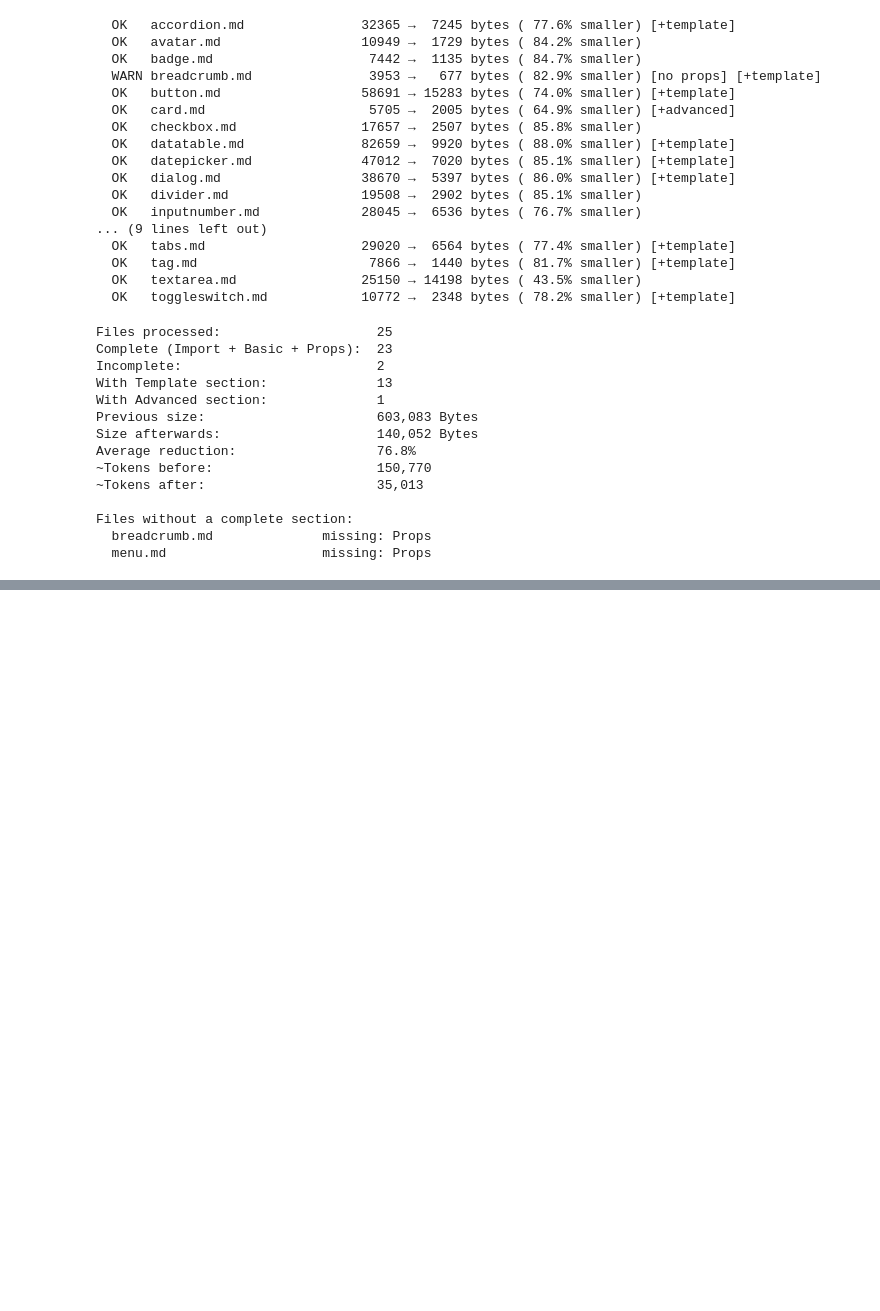
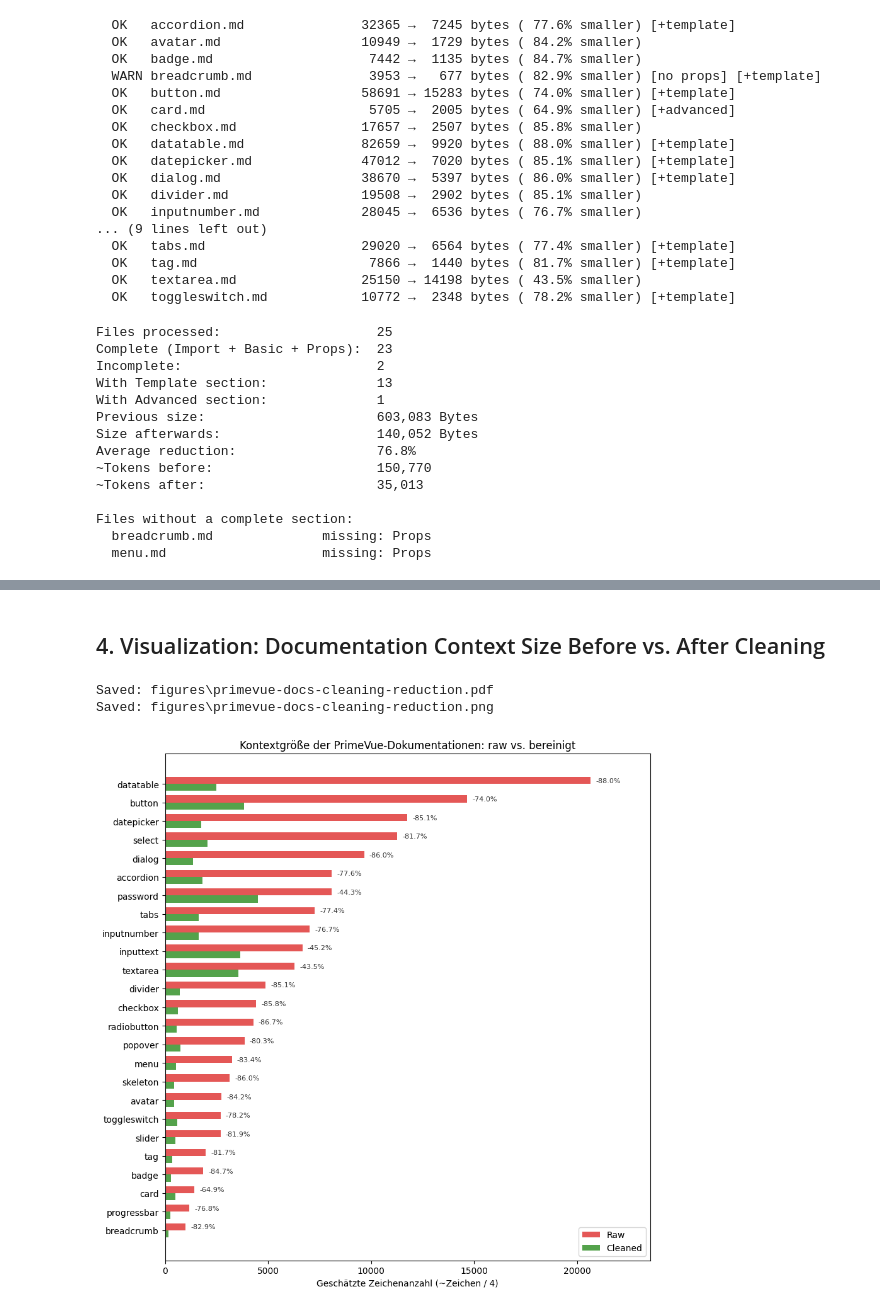
Before and after one commit to chrisnatte/multimodal-design-to-code-transformation, a Jupyter notebook: primvue-component-documentaton-cleaner.ipynb, the cells around one changed output, grey strips where cells are left out. Cells and saved outputs as stored; diff of their text form; code cells hidden in the pictures; blank space fills up the shorter version.

Commit message:
feat: visualize primevue docs cleaning reductions

```diff
--- a/primvue-component-documentaton-cleaner.ipynb
+++ b/primvue-component-documentaton-cleaner.ipynb
@@ -255,0 +292,60 @@ Files without a complete section:
+# %% [markdown]
+## 4. Visualization: Documentation Context Size Before vs. After Cleaning
+# %%
+import matplotlib.pyplot as plt
+
+FIGURES_DIR = Path('figures')
+FIGURES_DIR.mkdir(parents=True, exist_ok=True)
+
+chart_data = sorted(doc_report['files'], key=lambda r: r['tokens_before'])
+components = [r['component'] for r in chart_data]
+tokens_before = [r['tokens_before'] for r in chart_data]
+tokens_after = [r['tokens_after'] for r in chart_data]
+reduction_pct = [r['reduction_percent'] for r in chart_data]
+
+y = range(len(components))
+bar_height = 0.38
+
+fig, ax = plt.subplots(figsize=(9, 9))
+bars_before = ax.barh([i + bar_height / 2 for i in y], tokens_before, height=bar_height, label='Raw', color='#E45756')
+bars_after = ax.barh([i - bar_height / 2 for i in y], tokens_after, height=bar_height, label='Cleaned', color='#54A24B')
+
+# Right-pad the x-axis so the percentage labels have room next to the longer (raw) bars
+ax.set_xlim(0, max(tokens_before) * 1.14)
+
+# Percentage label placed at the end of the raw bar, once per component
+label_x_offset = max(tokens_before) * 0.012
+
+for i, (bar_before, pct) in enumerate(zip(bars_before, reduction_pct)):
+    ax.text(
+        bar_before.get_width() + label_x_offset,
+        bar_before.get_y() + bar_before.get_height() / 2,
+        f'-{pct:.1f}%',
+        va='center',
+        ha='left',
+        fontsize=8,
+        color='#333333',
+    )
+
+ax.set_yticks(list(y))
+ax.set_yticklabels(components)
+ax.set_xlabel('Geschätzte Zeichenanzahl (~Zeichen / 4)')
+ax.set_title('Kontextgröße der PrimeVue-Dokumentationen: raw vs. bereinigt')
+ax.legend(loc='lower right')
+
+plt.tight_layout()
+
+fig_path_pdf = FIGURES_DIR / 'primevue-docs-cleaning-reduction.pdf'
+fig_path_png = FIGURES_DIR / 'primevue-docs-cleaning-reduction.png'
+
+fig.savefig(fig_path_pdf)
+fig.savefig(fig_path_png, dpi=200)
+
+print(f'Saved: {fig_path_pdf}')
+print(f'Saved: {fig_path_png}')
+
+plt.show()
+# %% [output]
+Saved: figures\primevue-docs-cleaning-reduction.pdf
+Saved: figures\primevue-docs-cleaning-reduction.png
+[figure, added]
```
Also changed, not shown: parts of 3 cells of this notebook, 5 other files.
